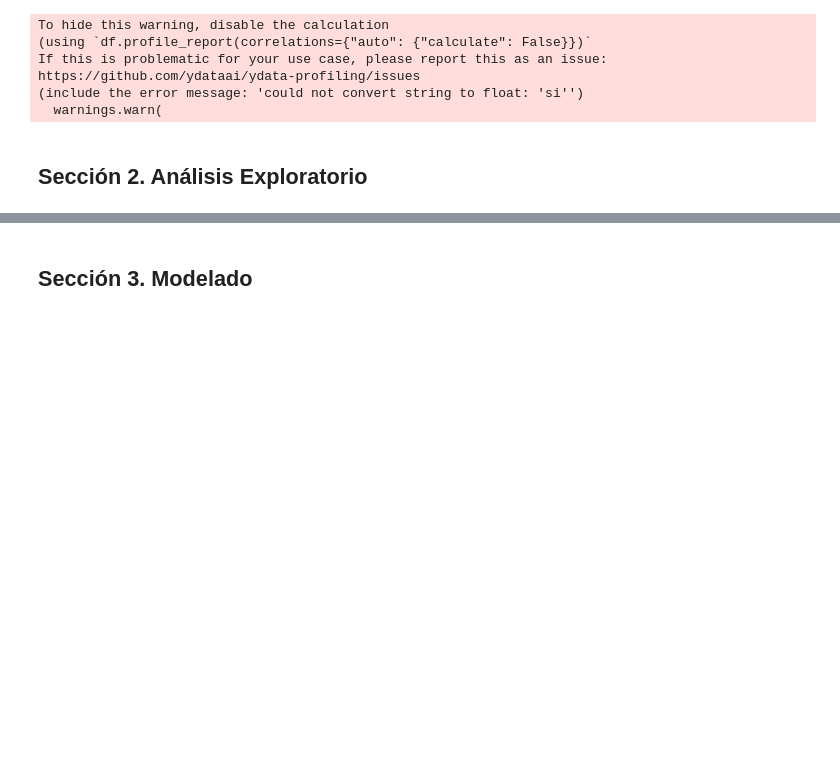
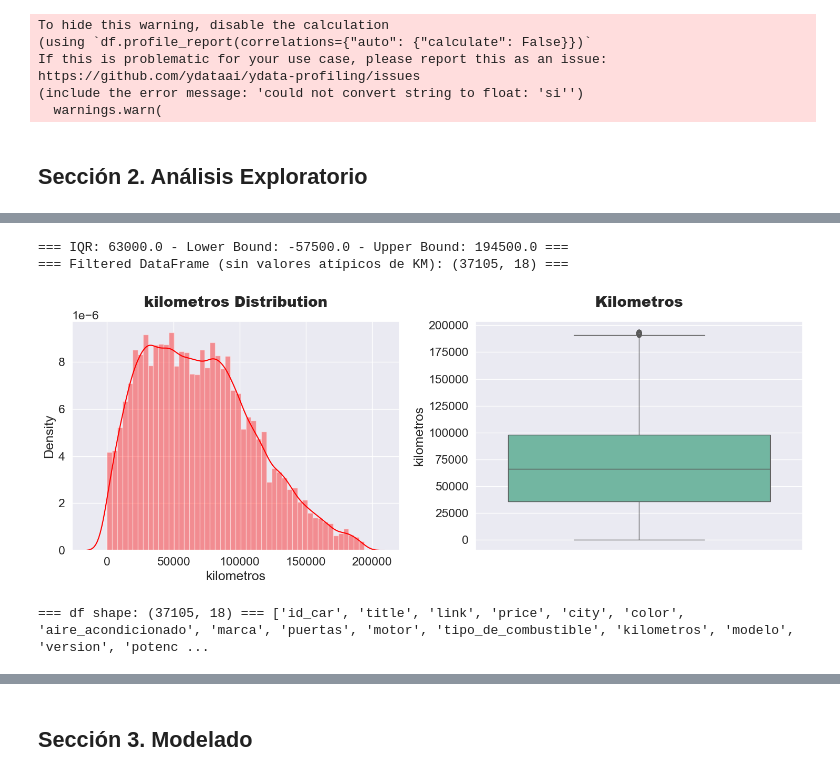
Before and after one commit to masastoquec/WebScraping_CarroYa, a Jupyter notebook: src/EDA.ipynb, the cells around one changed output, grey strips where cells are left out. Drawn from its saved outputs; the diff is of its cells as text; code cells hidden in the pictures; blank space fills up the shorter version.

```diff
--- a/src/EDA.ipynb
+++ b/src/EDA.ipynb
@@ -316,0 +503,34 @@ memory usage: 6.4+ MB
+# %%
+# Calcular los cuartiles y el rango intercuartílico (IQR)
+Q1 = df_filtered['kilometros'].quantile(0.25)
+Q3 = df_filtered['kilometros'].quantile(0.75)
+IQR = Q3 - Q1
+# Definir los límites
+lower_bound = Q1 - 1.5 * IQR
+upper_bound = Q3 + 1.5 * IQR
+
+print(f"=== IQR: {IQR} - Lower Bound: {lower_bound} - Upper Bound: {upper_bound} ===")
+# Filtrar los valores atípicos
+df_filtered = df_filtered[(df_filtered['kilometros'] >= lower_bound) & (df_filtered['kilometros'] <= upper_bound)]
+print(f"=== Filtered DataFrame (sin valores atípicos de KM): {df_filtered.shape} ===")
+# %% [output]
+=== IQR: 63000.0 - Lower Bound: -57500.0 - Upper Bound: 194500.0 ===
+=== Filtered DataFrame (sin valores atípicos de KM): (37105, 18) ===
+# %%
+plt.figure(figsize=(15,6))
+plt.subplot(1,2,1)
+sns.distplot(df_filtered["kilometros"],color="red",kde=True)
+plt.title("kilometros Distribution",fontweight="black",pad=20,fontsize=20)
+
+plt.subplot(1,2,2)
+sns.boxplot(y=df_filtered["kilometros"],palette="Set2")
+plt.title("Kilometros",fontweight="black",pad=20,fontsize=20)
+plt.tight_layout()
+plt.show()
+# %% [output]
+[figure, added]
+# %%
+df = df_filtered.copy()
+print(f'=== df shape: {df.shape} === {list(df.columns)}')
+# %% [output]
+=== df shape: (37105, 18) === ['id_car', 'title', 'link', 'price', 'city', 'color', 'aire_acondicionado', 'marca', 'puertas', 'motor', 'tipo_de_combustible', 'kilometros', 'modelo', 'version', 'potenc ...
```
Also changed, not shown: parts of 49 cells of this notebook, 4 other files.
